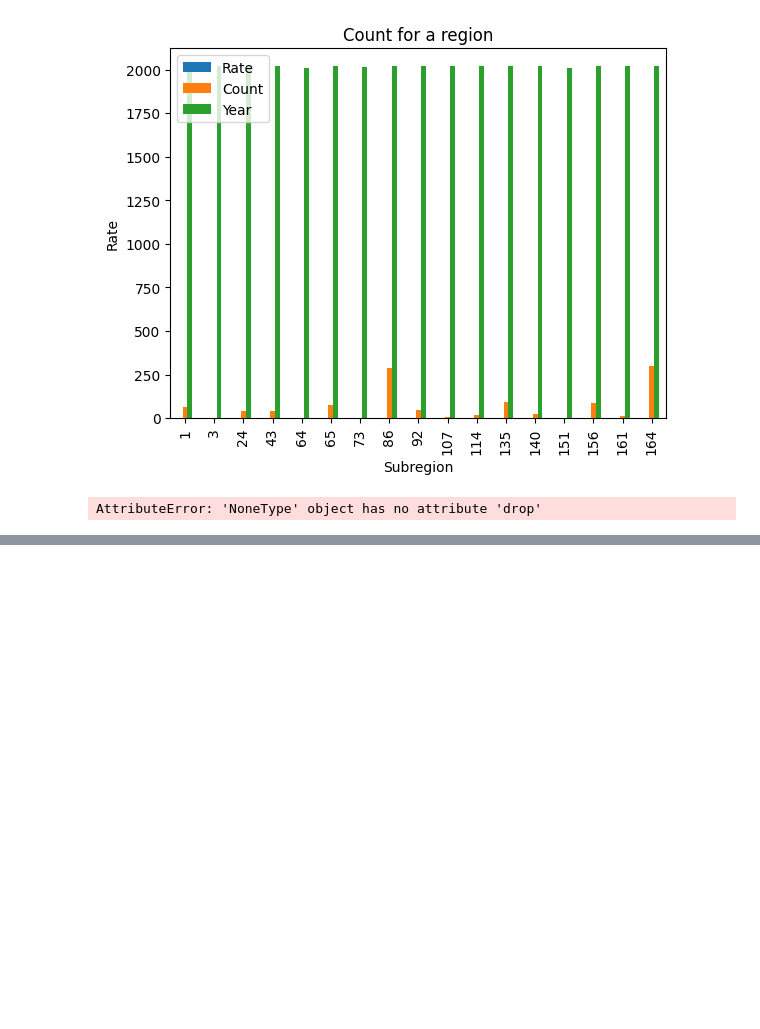
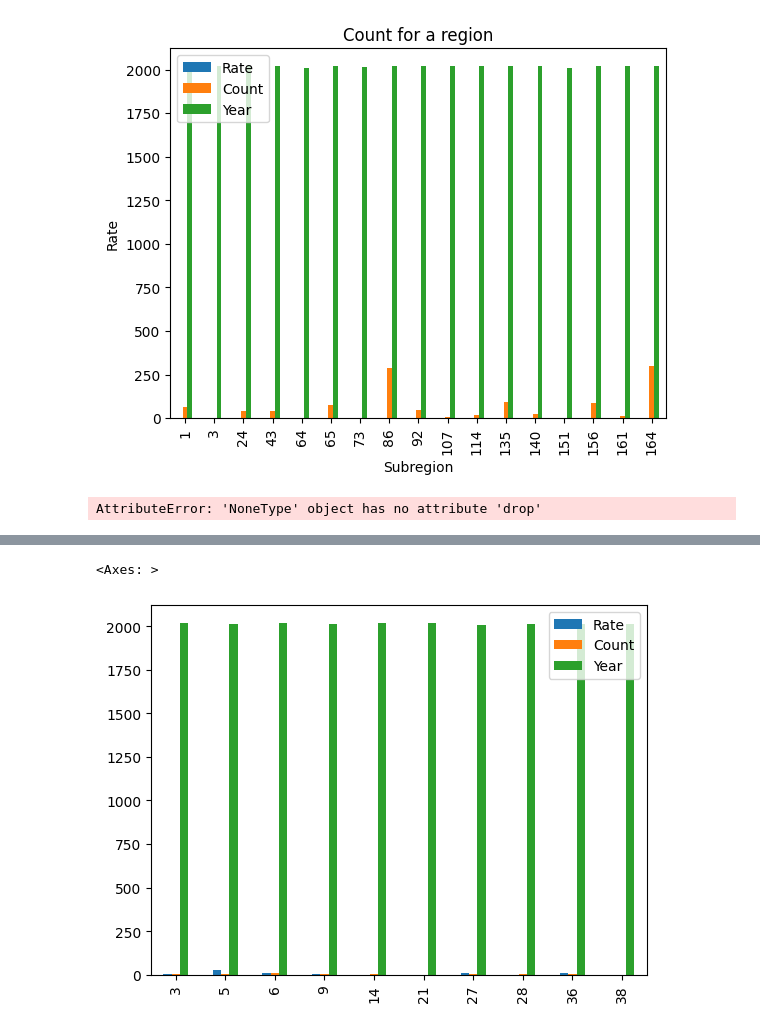
Before and after one commit to aminase/python-data-analysis, a Jupyter notebook: home.ipynb, the cells around one changed output, grey strips where cells are left out. Cells and saved outputs as stored; diff of their text form; code cells hidden in the pictures; blank space fills up the shorter version.

```diff
--- a/home.ipynb
+++ b/home.ipynb
@@ -443,0 +454,3 @@ Text(0.5, 1.0, 'Count for a region')
+# %%
+countries_count_below_15 = df[df["Count"]< 15]
+countries_count_below_15
@@ -443,0 +469,5 @@ Text(0.5, 1.0, 'Count for a region')
+# %%
+countries_count_below_15.plot(kind="bar")
+# %% [output]
+<Axes: >
+[figure, added]
```
Also changed, not shown: parts of 4 cells of this notebook.
